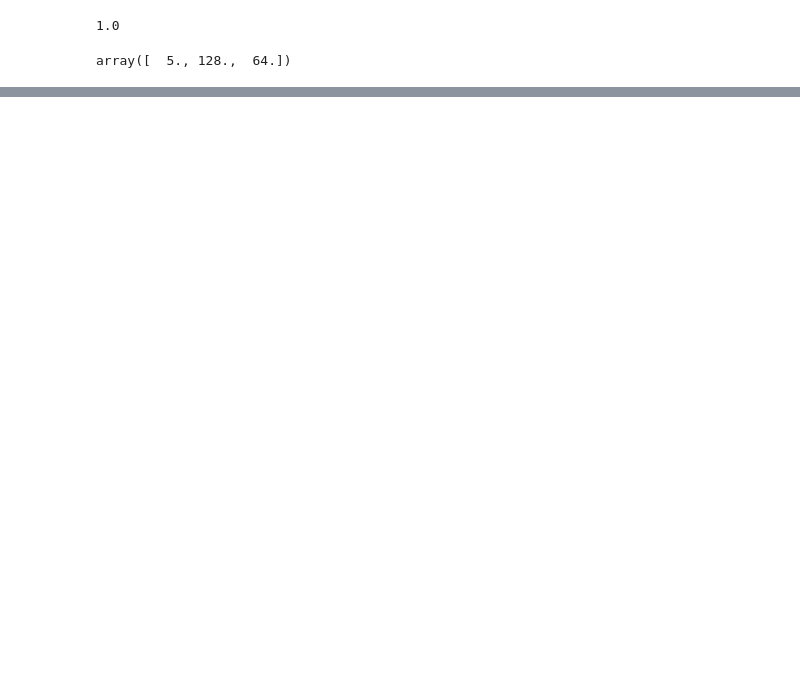
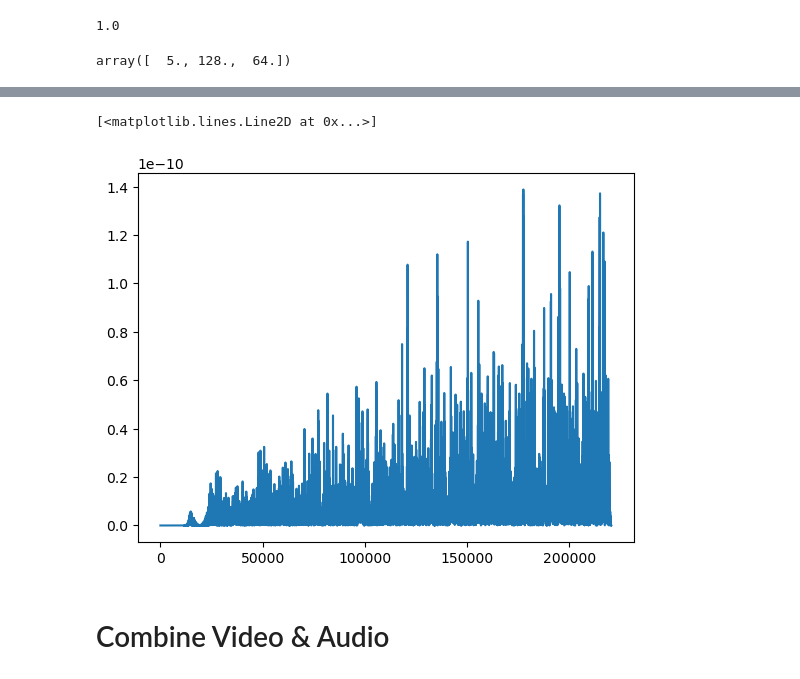
Before and after one commit to jannosch/qsynthi_prototyping, a Jupyter notebook: prototyping.ipynb, the cells around one changed output, grey strips where cells are left out. Saved outputs shown, nothing was run; the diff lists cells and outputs as text; code cells hidden in the pictures; blank space fills up the shorter version.

```diff
--- a/prototyping.ipynb
+++ b/prototyping.ipynb
@@ -88,7 +124,16 @@ Finished simulation
+# %%
+sample_rate = 44100
+frequency = 220
+radius = 0.6
 # %%
 # Sonification
-rad_per_sample = 2 * np.pi * frequency / samplerate
-audio = [np.square(np.abs(get_interpolated(frames, np.concatenate((np.array([i * fps/samplerate]), circle(rad_per_sample * i, interest_radius, interest_center, n)), axis=0)))) for i in range(samplerate*duration)]
+frames_indices = np.arange(duration * sample_rate) / sample_rate * fps
+radians_per_sample = 2 * np.pi * frequency / sample_rate
+radians = np.arange(duration * sample_rate) * radians_per_sample
+x = np.cos(radians)
+y = np.sin(radians)
+interpolator = LinearNDInterpolator(np.array([frames_indices.ravel(), x.ravel(), y.ravel()]).T, frames.ravel())
+audio = np.square(np.abs(interpolator((frames_indices, x, y), frames)))
 
 print("Finished sonicifaction")
 # %% [output]
@@ -132,0 +141,7 @@ Audio(audio, rate=samplerate)
+# %%
+audio[:1000]  *= np.square(np.linspace(start=0, stop=1, num=1000, endpoint=False))
+audio[-1000:] *= np.square(np.linspace(start=1, stop=0, num=1000, endpoint=False))
+audio_filename = f'sonification_{datetime.now().strftime("%Y_%m_%d-%H_%M_%S")}.wav'
+write(audio_filename, sample_rate, np.round((audio - np.average(audio)) / np.max(np.abs(audio - np.average(audio))) * 32767).astype(np.int16))
+print(f"Sonification saved as {audio_filename}")
+Audio(audio, rate=sample_rate)
@@ -132,0 +151,7 @@ Audio(audio, rate=samplerate)
+# %%
+plt.plot(audio)
+# %% [output]
+[<matplotlib.lines.Line2D at 0x...>]
+[figure, added]
+# %% [markdown]
+# Combine Video & Audio
```
Also changed, not shown: parts of 13 cells of this notebook, 2 other files.
